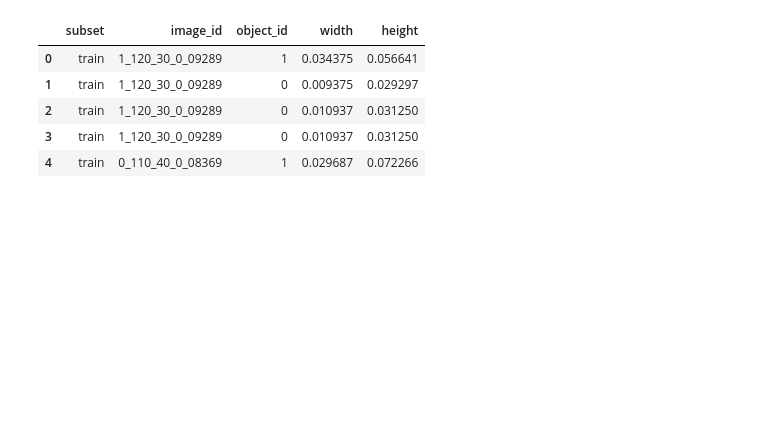
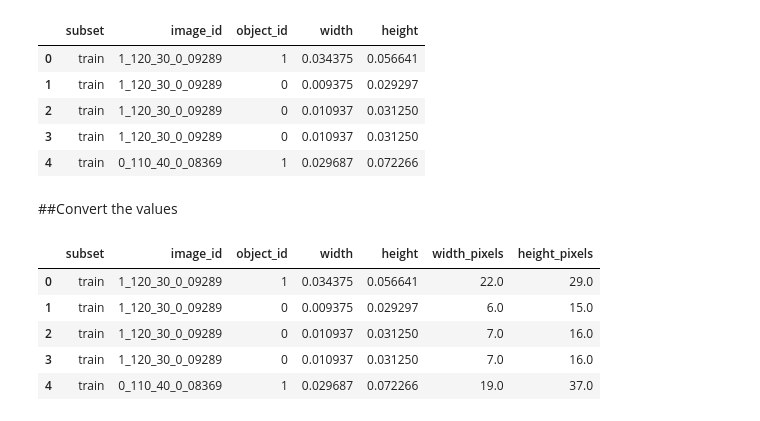
Before and after one commit to FaridRash/-thermal-uav-object-detection, a Jupyter notebook: Farid_1st.ipynb, the cells around one changed output. Cells and saved outputs as stored; diff of their text form; code cells hidden in the pictures; blank space fills up the shorter version.

```diff
--- a/Farid_1st.ipynb
+++ b/Farid_1st.ipynb
@@ -144,3 +146,18 @@ df.head()
 | 2 | train | 1_120_30_0_09289 | 0 | 0.010937 | 0.031250 |
 | 3 | train | 1_120_30_0_09289 | 0 | 0.010937 | 0.031250 |
 | 4 | train | 0_110_40_0_08369 | 1 | 0.029687 | 0.072266 |
+# %% [markdown]
+##Convert the values
+# %%
+image_width = 640
+image_height = 512
+df['width_pixels'] = df['width'] * image_width
+df['height_pixels'] = df['height'] * image_height
+df.head()
+# %% [output]
+|  | subset | image_id | object_id | width | height | width_pixels | height_pixels |
+| 0 | train | 1_120_30_0_09289 | 1 | 0.034375 | 0.056641 | 22.0 | 29.0 |
+| 1 | train | 1_120_30_0_09289 | 0 | 0.009375 | 0.029297 | 6.0 | 15.0 |
+| 2 | train | 1_120_30_0_09289 | 0 | 0.010937 | 0.031250 | 7.0 | 16.0 |
+| 3 | train | 1_120_30_0_09289 | 0 | 0.010937 | 0.031250 | 7.0 | 16.0 |
+| 4 | train | 0_110_40_0_08369 | 1 | 0.029687 | 0.072266 | 19.0 | 37.0 |
```
Also changed, not shown: parts of 8 cells of this notebook.
